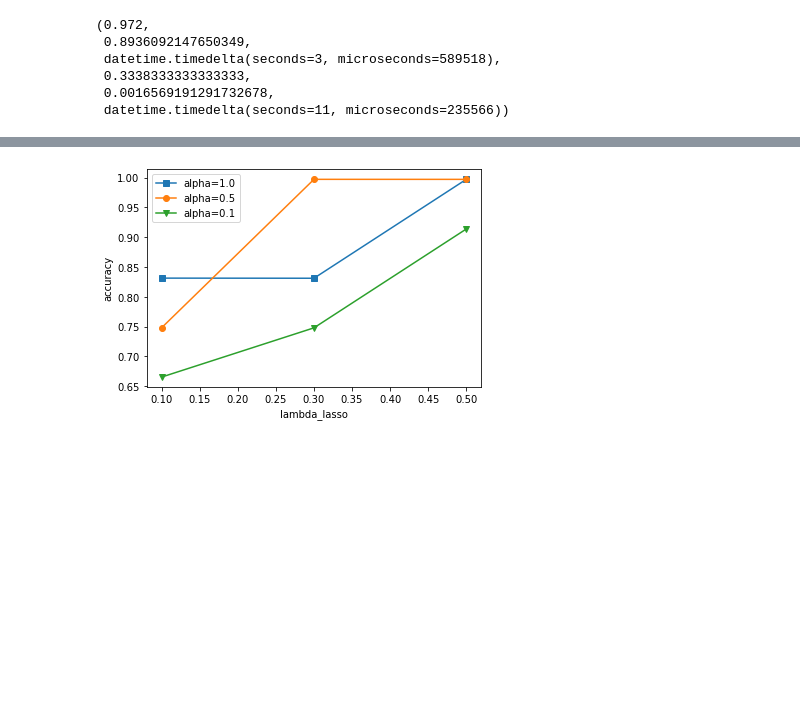
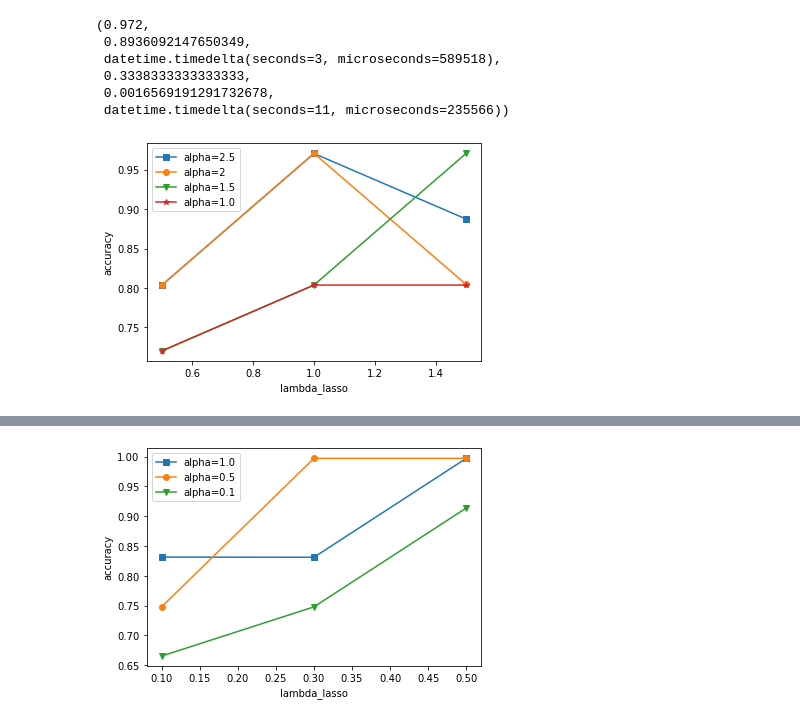
Before and after one commit to sahelyiyi/LocClustNLasso, a Jupyter notebook: loc_clust_kmeans.ipynb, the cells around one changed output, grey strips where cells are left out. Saved outputs shown, nothing was run; the diff lists cells and outputs as text; code cells hidden in the pictures; blank space fills up the shorter version.

```diff
--- a/loc_clust_kmeans.ipynb
+++ b/loc_clust_kmeans.ipynb
@@ -1119,3 +1447,84 @@ true clusters
  0.3338333333333333,
  0.0016569191291732678,
  datetime.timedelta(seconds=11, microseconds=235566))
+# %%
+def run_varied1(alpha, lambda_lasso, plot=False, is_print=True):
+    random_state = 170
+    varied = datasets.make_blobs(n_samples=n_samples,
+                                 cluster_std=[1.0, 2.5, 0.5],
+                                 random_state=random_state)
+
+    points = varied[0]
+    true_labels = varied[1]
+
+#     return run_more_plots_all_together(points, true_labels, 60, alpha, lambda_lasso, 0.02, 3, plot=plot, is_print=is_print)
+    return run_more_plots1(points, true_labels, 60, alpha, lambda_lasso, 0.5, 3, plot=plot, is_print=is_print)
+# %%
+import matplotlib.pyplot as plt
+from collections import defaultdict
+
+
+markers = ['s','o','v','*','^','<','>','1','2','3','4','8','s','P','h','H','+','x','X','D','d','|','_']
+lambda_lassos = [1.5, 1.0, 0.5]
+
+
+our_times_mean = defaultdict(list)
+our_times_std = defaultdict(list)
+
+our_nmi_mean = defaultdict(list)
+our_nmi_std = defaultdict(list)
+
+for i, alpha in enumerate([2.5, 2, 1.5, 1.0]):
+    our_scores_mean = []
+    our_scores_std = []
+
+    for lambda_lasso in lambda_lassos:
+        lambda_accs = []
+        lambda_times = []
+        lambda_nmis = []
+
+        for _ in range(4):
+            our_accuracy, our_nmi, our_time, _, _, _ = run_varied1(alpha, lambda_lasso, is_print=False)
+            lambda_accs.append(our_accuracy)
+            lambda_nmis.append(our_nmi)
+            lambda_times.append(our_time.total_seconds())
+
+        our_scores_mean.append(np.mean(lambda_accs))
+        our_scores_std.append(np.std(lambda_accs))
+
+        our_nmi_mean[alpha].append(np.mean(lambda_nmis))
+        our_nmi_std[alpha].append(np.std(lambda_nmis))
+
+        our_times_mean[alpha].append(np.mean(lambda_times))
+        our_times_std[alpha].append(np.std(lambda_times))
+
+    plt.plot(lambda_lassos, our_scores_mean, label='alpha=' + str(alpha), marker=markers[i])
+
+plt.xlabel('lambda_lasso')
+plt.ylabel('accuracy')
+plt.legend(loc='best')
+# plt.savefig('alpha_vs_lambda_accuracy_aniso.pdf', format='pdf')
+plt.show()
+plt.close()
+
+for i, alpha in enumerate(our_times_mean):
+    plt.plot(lambda_lassos, our_nmi_mean[alpha], label='alpha=' + str(alpha), marker=markers[i])
+
+plt.xlabel('lambda_lasso')
+plt.ylabel('nmi')
+plt.legend(loc='best')
+# plt.savefig('alpha_vs_lambda_nmi_aniso.pdf', format='pdf')
+plt.show()
+plt.close()
+
+for i, alpha in enumerate(our_times_mean):
+    plt.plot(lambda_lassos, our_times_mean[alpha], label='alpha=' + str(alpha), marker=markers[i])
+
+plt.xlabel('lambda_lasso')
+plt.ylabel('time')
+plt.legend(loc='best')
+# plt.savefig('alpha_vs_lambda_time_aniso.pdf', format='pdf')
+plt.show()
+plt.close()
+# %% [output]
+[figure, added]
```
Also changed, not shown: parts of 9 cells of this notebook.
